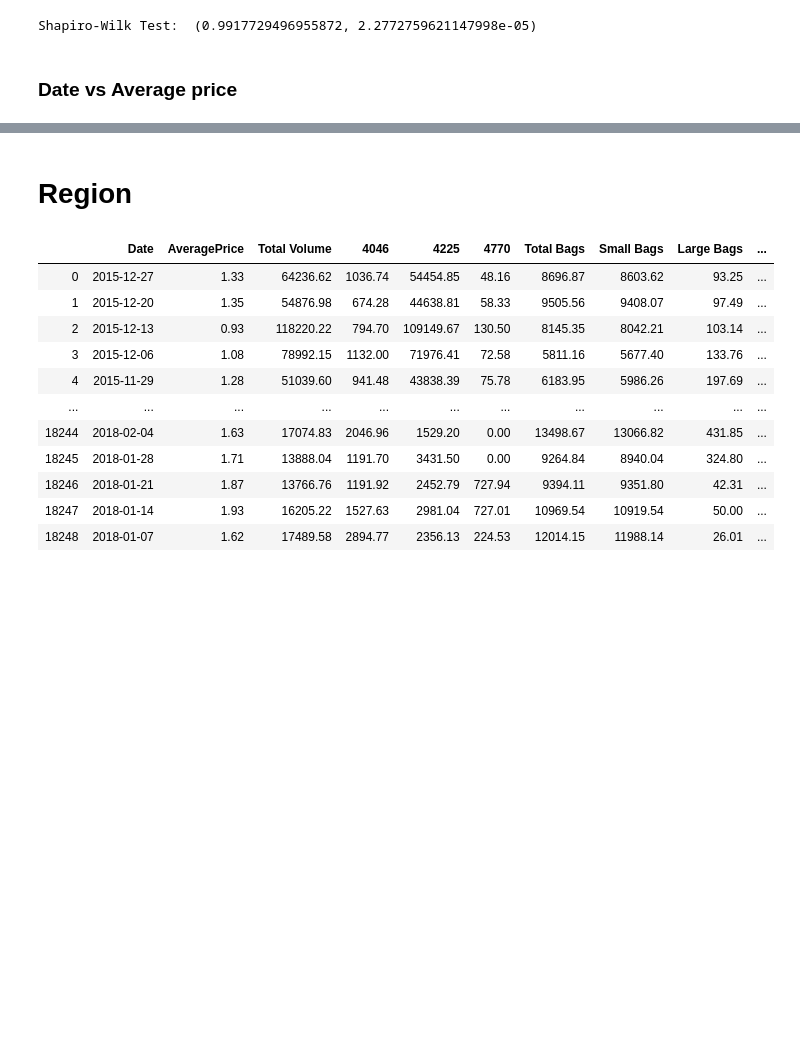
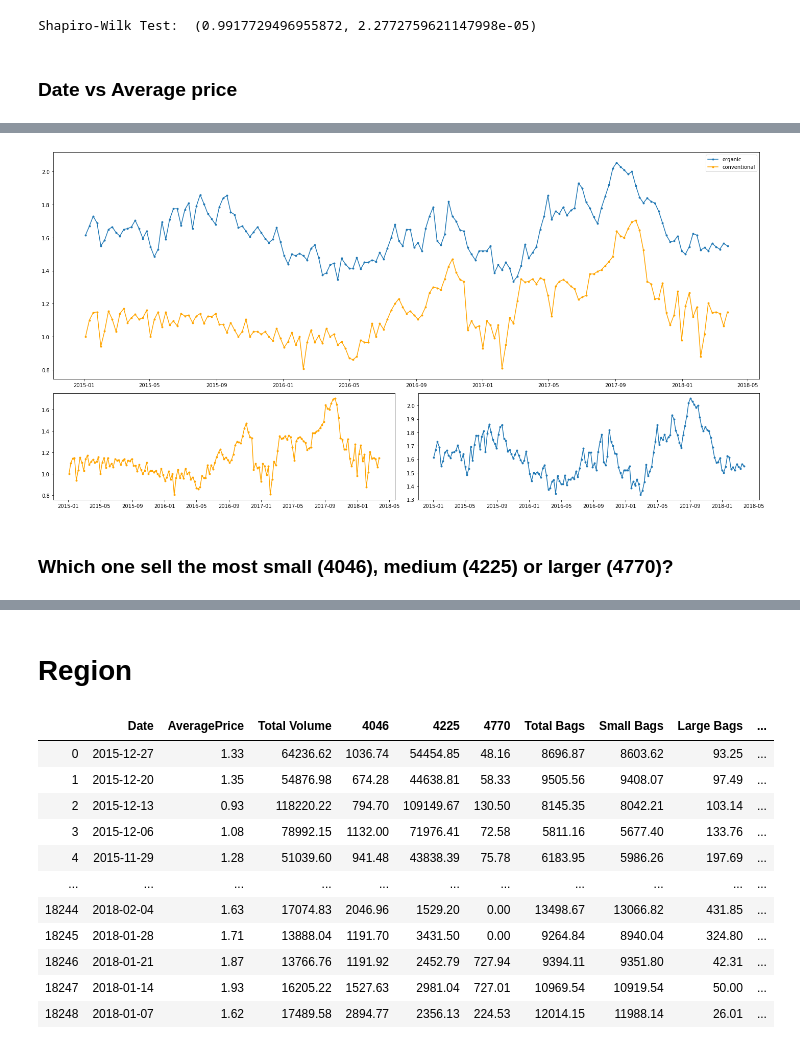
Before and after one commit to FreedomVAce/Avocado_Prices, a Jupyter notebook: Avocado_Prices.ipynb, the cells around one changed output, grey strips where cells are left out. Cells and saved outputs as stored; diff of their text form; code cells hidden in the pictures; blank space fills up the shorter version.

```diff
--- a/Avocado_Prices.ipynb
+++ b/Avocado_Prices.ipynb
@@ -230,0 +215,13 @@ plt.plot(x, marker='.')
+# %%
+conventional_averageprice = df.loc[df['type'] == 'conventional',['Date','AveragePrice']].sort_values(by = 'Date')
+conventional_averageprice = conventional_averageprice.set_index('Date')
+conventional_averageprice = conventional_averageprice.groupby(by = "Date").median()
+conventional_averageprice.index = pd.to_datetime(conventional_averageprice.index)
+display(conventional_averageprice.head())
+
+
+organic_averageprice = df.loc[df['type'] == 'organic',['Date','AveragePrice']].sort_values(by = 'Date')
+organic_averageprice = organic_averageprice.set_index('Date')
+organic_averageprice = organic_averageprice.groupby(by = "Date").median()
+organic_averageprice.index = pd.to_datetime(organic_averageprice.index)
+display(organic_averageprice.head())
@@ -230,0 +243,24 @@ plt.plot(x, marker='.')
+# %%
+fig = plt.figure(figsize = (20,10))
+gridspec.GridSpec(3,2)
+
+plt.subplot2grid((3,2), (0,0), colspan=2, rowspan=2)
+plt.gca()
+plt.plot(organic_averageprice, marker='.',label = "organic")
+plt.plot(conventional_averageprice, marker='.', label = 'conventional',color = 'orange')
+plt.legend()
+
+plt.subplot2grid((3,2), (2,0))
+plt.gca()
+plt.plot(conventional_averageprice, marker='.',color = 'orange')
+
+plt.subplot2grid((3,2), (2,1))
+plt.gca()
+plt.plot(organic_averageprice, marker='.')
+
+plt.tight_layout()
+plt.show()
+# %% [output]
+[figure, added]
+# %% [markdown]
+### Which one sell the most small (4046), medium (4225) or larger (4770)?
```
Also changed, not shown: parts of 23 cells of this notebook.
